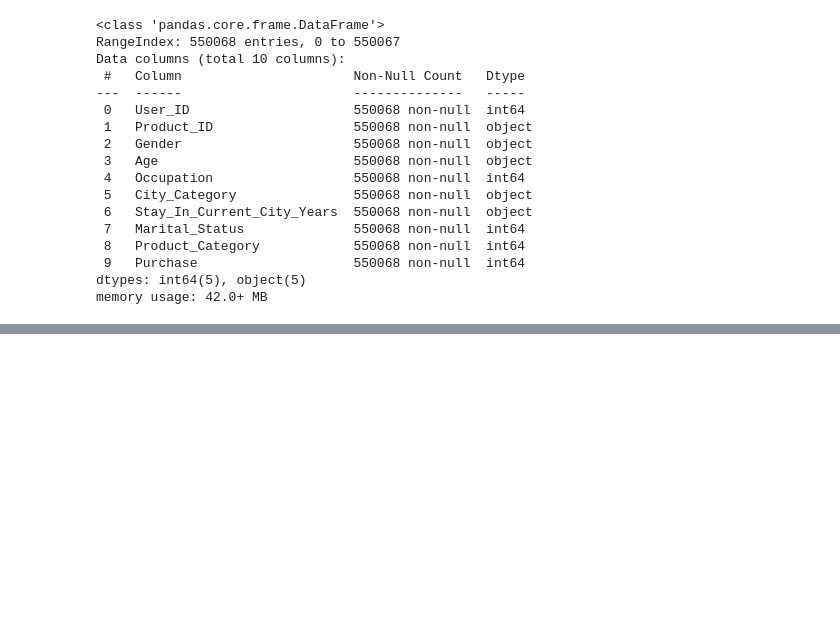
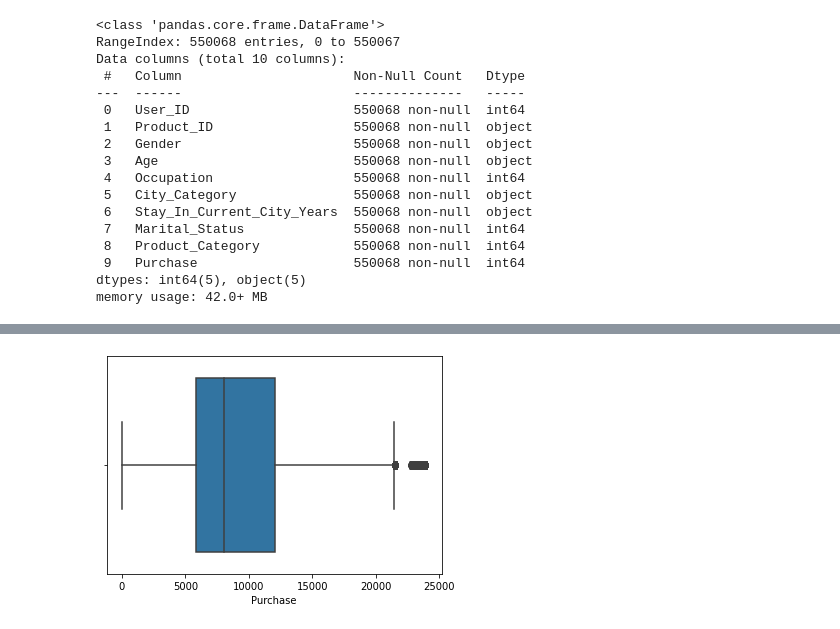
Before and after one commit to MlvPrasadOfficial/SCALER_DSML_MAR_2022_SOLUTIONS_BY_MLV_PRASAD, a Jupyter notebook: AA_CASE_STUDIES_DSML_MAR_2022/003_CS_WALMART/CS_WALMART.ipynb, the cells around one changed output, grey strips where cells are left out. Cells and saved outputs as stored; diff of their text form; code cells hidden in the pictures; blank space fills up the shorter version.

```diff
--- a/AA_CASE_STUDIES_DSML_MAR_2022/003_CS_WALMART/CS_WALMART.ipynb
+++ b/AA_CASE_STUDIES_DSML_MAR_2022/003_CS_WALMART/CS_WALMART.ipynb
@@ -44,0 +298,5 @@ memory usage: 42.0+ MB
+# %%
+ax = sns.boxplot(x=df["Purchase"])
+plt.show()
+# %% [output]
+[figure, added]
```
Also changed, not shown: parts of 39 cells of this notebook, 4 other files.
